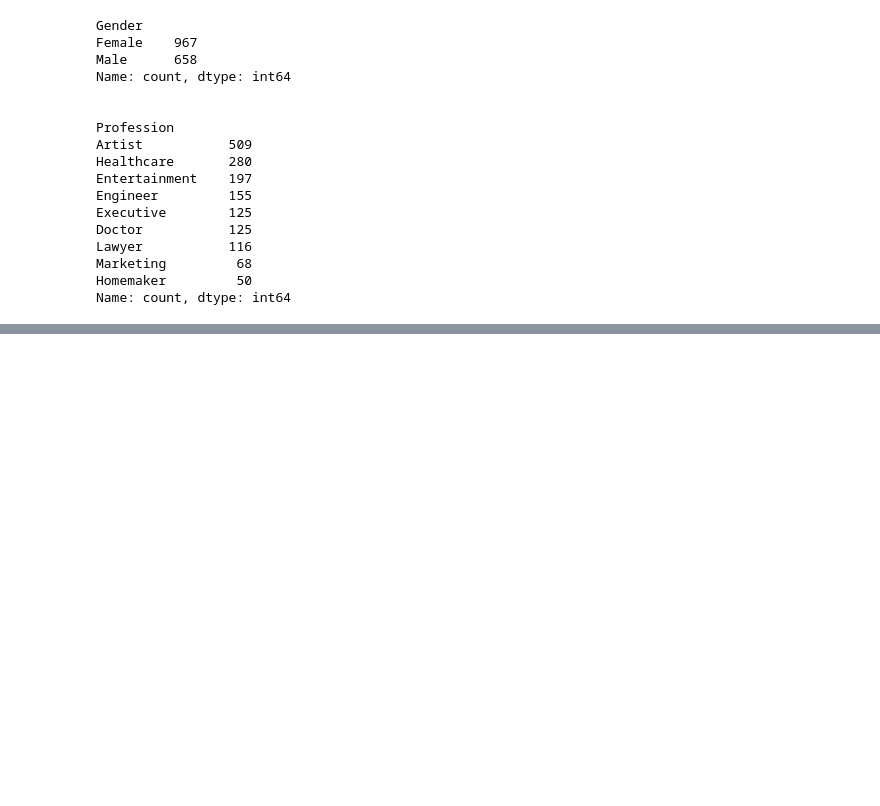
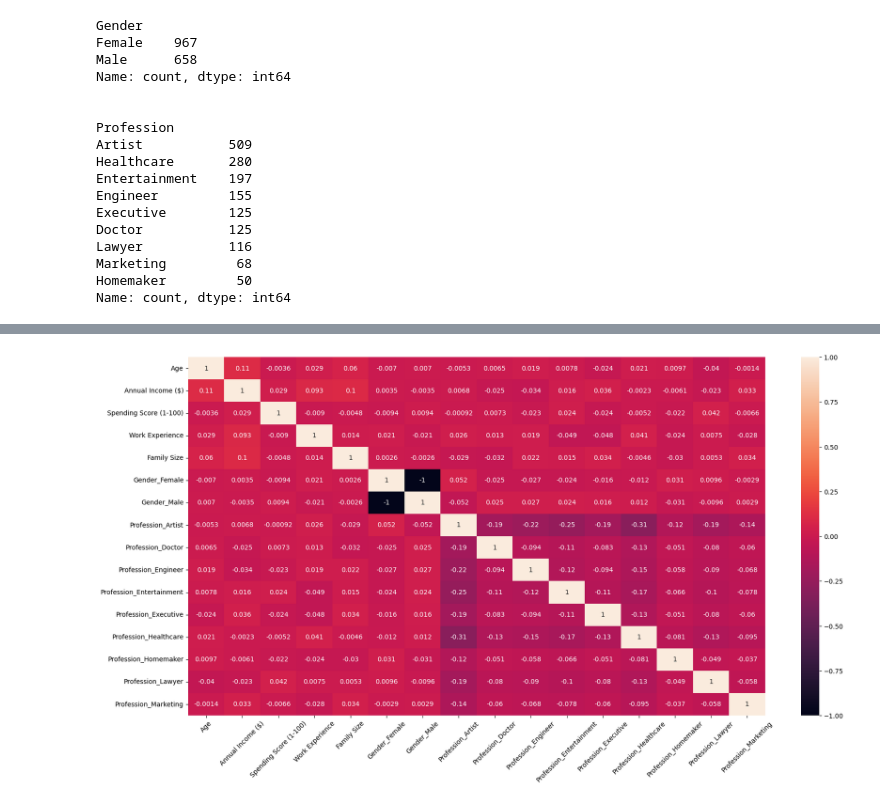
Before and after one commit to mayurasandakalum/shop-customer-data-clustering, a Jupyter notebook: code.ipynb, the cells around one changed output, grey strips where cells are left out. Cells and saved outputs as stored; diff of their text form; code cells hidden in the pictures; blank space fills up the shorter version.

Commit message:
Refactor code for generating descriptive statistics and update data preprocessing steps

```diff
--- a/code.ipynb
+++ b/code.ipynb
@@ -388,0 +383,3 @@ Reshape your data either using array.reshape(-1, 1) if your data has a single fe
+# %%
+encoded_columns = encoder.get_feature_names_out(["Gender", "Profession"])
+encoded_columns
@@ -388,0 +392,3 @@ Reshape your data either using array.reshape(-1, 1) if your data has a single fe
+# %%
+df_encoded = pd.DataFrame(encoded_data.toarray(), columns=encoded_columns)
+df_encoded.head()
@@ -388,0 +411,3 @@ Reshape your data either using array.reshape(-1, 1) if your data has a single fe
+# %%
+df_combined = pd.concat([df2, df_encoded], axis=1)
+df_combined.head()
@@ -388,0 +421,3 @@ Reshape your data either using array.reshape(-1, 1) if your data has a single fe
+# %%
+df3 = df_combined.drop(["Gender", "Profession"], axis=1)
+df3.head()
@@ -388,0 +431,7 @@ Reshape your data either using array.reshape(-1, 1) if your data has a single fe
+# %%
+plt.figure(figsize=(20, 10))
+sns.heatmap(df3.corr(), annot=True)
+plt.xticks(rotation=45)
+plt.show()
+# %% [output]
+[figure, added]
```
Also changed, not shown: parts of 9 cells of this notebook.
